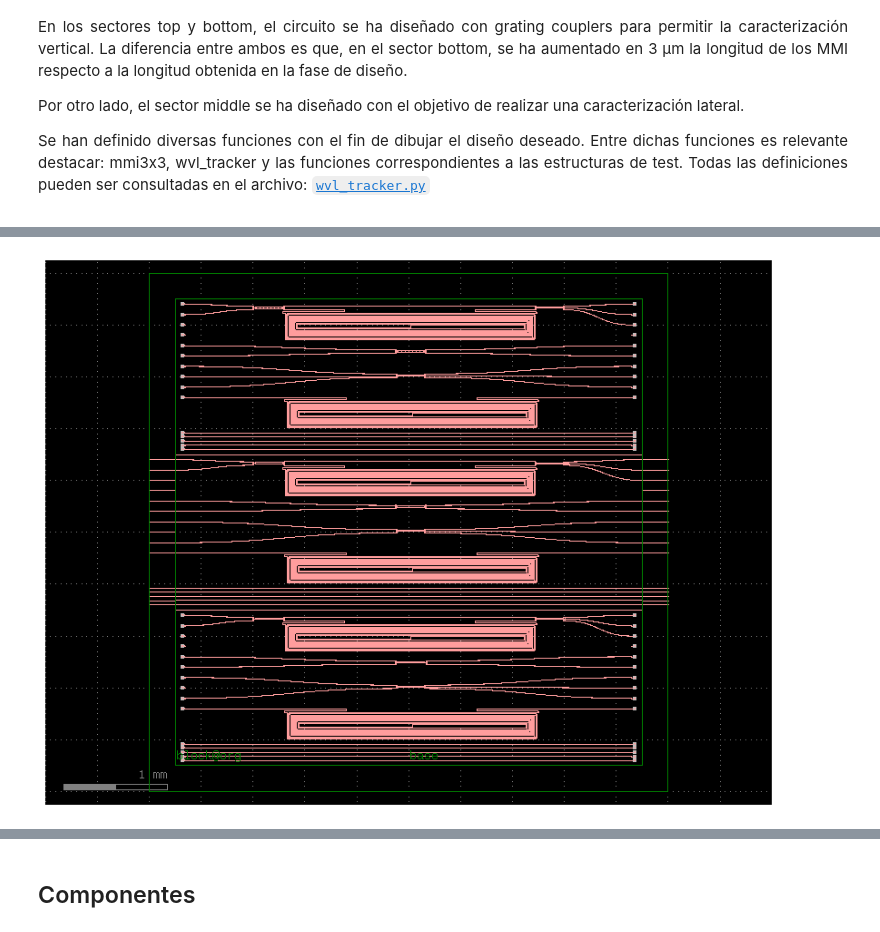
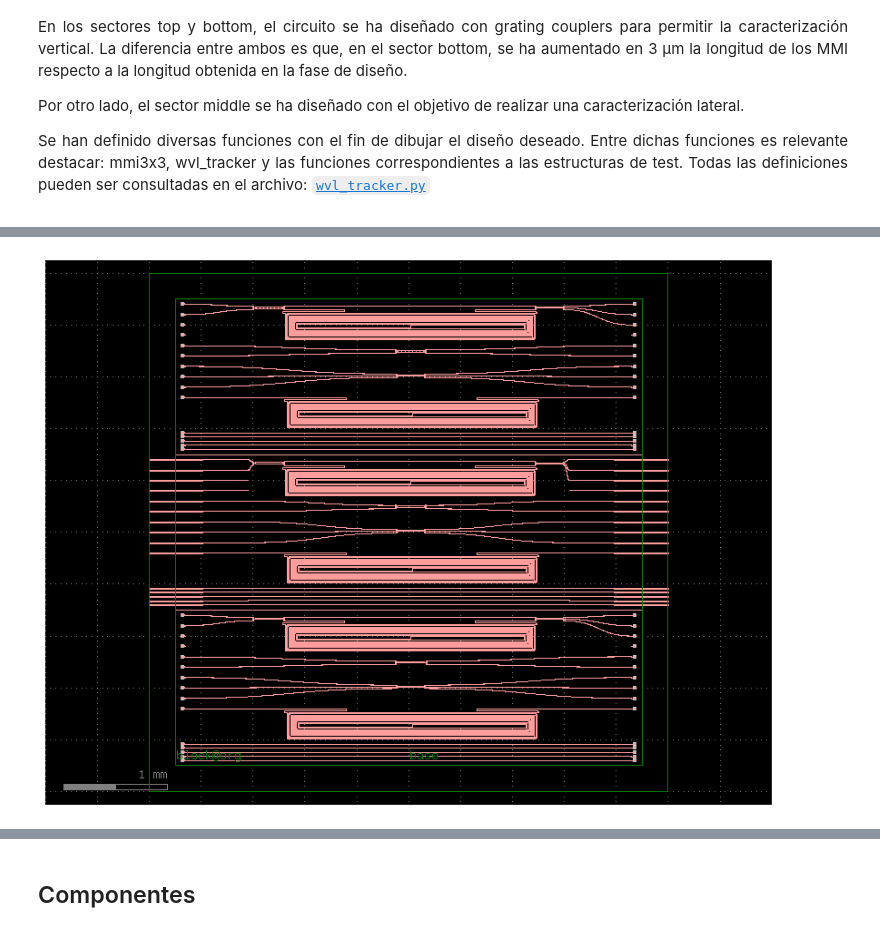
Before and after one commit to mromgar1/pic-upv-lab5-finalproject, a Jupyter notebook: LAYOUT_SOI.ipynb, the cells around one changed output, grey strips where cells are left out. Drawn from its saved outputs; the diff is of its cells as text; code cells hidden in the pictures.

Commit message:
tapers added

```diff
--- a/LAYOUT_SOI.ipynb
+++ b/LAYOUT_SOI.ipynb
@@ -34,12 +34,14 @@ border = 250
 interior = dieW - 2*border
 length_mmi_95_top = 262.9723
 length_mmi_33_top = 242.4723
+taper_length = 700
 
 die_ref = main << cells.die(dieW=dieW, border=border, layer_box="FLOORPLAN")
 gc = gf.components.grating_coupler_elliptical(layer_slab="SLAB")
 waveguide = gf.components.straight(interior - 200)
-wvg_lat = gf.components.straight(border)
-waveguides_test = [main << gf.components.array(component=(gf.components.straight(interior) if i == 1 else waveguide), columns=1, rows=5, row_pitch=40) for i in range(3)]
+wvg_lat = gf.components.straight(border, width=10)
+tap = cells.taper(taper_length, width2 = 10)
+waveguides_test = [main << gf.components.array(component=(gf.components.straight(interior - 2*taper_length) if i == 1 else waveguide), columns=1, rows=5, row_pitch=40) for i in range(3)]
 gc_top = [main << gf.components.array(component=gc, columns=1, rows=10, row_pitch=100) for _ in range(4)]
 gc_down = [main << gf.components.array(component=gc, columns=1, rows=5, row_pitch=40) for _ in range(4)]
 spiral_test = [main << cells.spiral_delays_test() for _ in range(3)]
@@ -48,6 +50,8 @@ mmi33_test = [main << cells.mmi_3x3_test(length_mmi_3x3=length_mmi_33_top + (3 i
 wvl_tracker_ref = [main << cells.wvl_tracker(length_mmi_2x2=length_mmi_95_top + (3 if i == 2 else 0), length_mmi_3x3=length_mmi_33_top + (3 if i == 2 else 0)) for i in range(3)]
 lateral_waveguides_top = [main << gf.components.array(component=wvg_lat, columns=1, rows=10, row_pitch=100) for _ in range(2)]
 lateral_waveguides_down = [main << gf.components.array(component=wvg_lat, columns=1, rows=5, row_pitch=40) for _ in range(2)]
+tapers_top = [main << gf.components.array(component=tap, columns=1, rows=10, row_pitch=100) for _ in range(2)]
+tapers_down = [main << gf.components.array(component=tap, columns=1, rows=5, row_pitch=40) for _ in range(2)]
 
 trench = [main << gf.components.straight(interior) for _ in range(2)]
 
@@ -87,6 +91,13 @@ lateral_waveguides_top[0].dmovey(trench[1]["o1"].dy + 550)
 lateral_waveguides_top[1].dmovex(interior + border).dmovey(trench[1]["o1"].dy + 550)
 lateral_waveguides_down[0].dmovey(waveguides_test[1]["o1_1_1"].dy)
 lateral_waveguides_down[1].dmovex(interior + border).dmovey(waveguides_test[1]["o1_1_1"].dy)
+tapers_top[0].dmirror_x()
+tapers_top[0].dmovex(border + taper_length).dmovey(trench[1]["o1"].dy + 550)
+tapers_top[1].dmovex(interior + border - taper_length).dmovey(trench[1]["o1"].dy + 550)
+tapers_down[0].dmirror_x()
+tapers_down[0].dmovex(border + taper_length).dmovey(waveguides_test[1]["o1_1_1"].dy)
+tapers_down[1].dmovex(interior + border - taper_length).dmovey(waveguides_test[1]["o1_1_1"].dy)
+waveguides_test[1].dmovex(taper_length)
 
 # bottom
 gc_top[2].mirror_x()
@@ -109,7 +120,7 @@ gf.routing.route_single_sbend(main,port1=gc_top[0]['o1_5_1'], port2=mmi95_test[0
 gf.routing.route_single_sbend(main,port1=mmi95_test[0]['o4'], port2=gc_top[1]['o1_5_1'], cross_section="strip")
 
 gf.routing.route_single_sbend(main,port1=gc_top[0]['o1_4_1'], port2=mmi33_test[0]['o1'], cross_section="strip")
-#gf.routing.route_single_sbend(main,port1=gc_top[0]['o1_3_1'], port2=mmi33_test[0]['o2'], cross_section="strip")
+gf.routing.route_single_sbend(main,port1=gc_top[0]['o1_3_1'], port2=mmi33_test[0]['o6'], cross_section="strip")
 gf.routing.route_single_sbend(main,port1=mmi33_test[0]['o3'], port2=gc_top[1]['o1_4_1'], cross_section="strip")
 gf.routing.route_single_sbend(main,port1=mmi33_test[0]['o4'], port2=gc_top[1]['o1_3_1'], cross_section="strip")
 gf.routing.route_single_sbend(main,port1=gc_top[0]['o1_2_1'], port2=mmi33_test[0]['o2'], cross_section="strip")
@@ -119,25 +130,28 @@ gf.routing.route_single_sbend(main,port1=gc_top[0]['o1_1_1'], port2=spiral_test[
 gf.routing.route_single_sbend(main,port1=spiral_test[0]['o2'], port2=gc_top[1]['o1_1_1'], cross_section="strip")
 
 #middle
-gf.routing.route_single_sbend(main, port1=lateral_waveguides_top[0]['o2_10_1'], port2=wvl_tracker_ref[1]['o1'], cross_section="strip")
-gf.routing.route_single_sbend(main, port1=wvl_tracker_ref[1]['o3'], port2=lateral_waveguides_top[1]['o1_10_1'], cross_section="strip")
-gf.routing.route_single_sbend(main, port1=lateral_waveguides_top[0]['o2_9_1'], port2=wvl_tracker_ref[1]['o2'], cross_section="strip")
-gf.routing.route_single_sbend(main, port1=wvl_tracker_ref[1]['o4'], port2=lateral_waveguides_top[1]['o1_9_1'], cross_section="strip")
-gf.routing.route_single_sbend(main, port1=wvl_tracker_ref[1]['o5'], port2=lateral_waveguides_top[1]['o1_8_1'], cross_section="strip")
 
-gf.routing.route_single_sbend(main, port1=lateral_waveguides_top[0]['o2_6_1'], port2=mmi95_test[1]['o1'], cross_section="strip")
-gf.routing.route_single_sbend(main, port1=mmi95_test[1]['o3'], port2=lateral_waveguides_top[1]['o1_6_1'], cross_section="strip")
-gf.routing.route_single_sbend(main, port1=lateral_waveguides_top[0]['o2_5_1'], port2=mmi95_test[1]['o2'], cross_section="strip")
-gf.routing.route_single_sbend(main, port1=mmi95_test[1]['o4'], port2=lateral_waveguides_top[1]['o1_5_1'], cross_section="strip")
+gf.routing.route_single_sbend(main, port1=tapers_top[0]['o1_10_1'], port2=wvl_tracker_ref[1]['o1'], cross_section="strip")
+gf.routing.route_single_sbend(main, port1=wvl_tracker_ref[1]['o3'], port2=tapers_top[1]['o1_10_1'], cross_section="strip")
+gf.routing.route_single_sbend(main, port1=tapers_top[0]['o1_9_1'], port2=wvl_tracker_ref[1]['o2'], cross_section="strip")
+gf.routing.route_single_sbend(main, port1=wvl_tracker_ref[1]['o4'], port2=tapers_top[1]['o1_9_1'], cross_section="strip")
+gf.routing.route_single_sbend(main, port1=wvl_tracker_ref[1]['o5'], port2=tapers_top[1]['o1_8_1'], cross_section="strip")
 
-gf.routing.route_single_sbend(main, port1=lateral_waveguides_top[0]['o2_4_1'], port2=mmi33_test[1]['o1'], cross_section="strip")
-gf.routing.route_single_sbend(main, port1=mmi33_test[1]['o3'], port2=lateral_waveguides_top[1]['o1_4_1'], cross_section="strip")
-gf.routing.route_single_sbend(main, port1=mmi33_test[1]['o4'], port2=lateral_waveguides_top[1]['o1_3_1'], cross_section="strip")
-gf.routing.route_single_sbend(main, port1=lateral_waveguides_top[0]['o2_2_1'], port2=mmi33_test[1]['o2'], cross_section="strip")
-gf.routing.route_single_sbend(main, port1=mmi33_test[1]['o5'], port2=lateral_waveguides_top[1]['o1_2_1'], cross_section="strip")
+gf.routing.route_single_sbend(main, port1=tapers_top[0]['o1_6_1'], port2=mmi95_test[1]['o1'], cross_section="strip")
+gf.routing.route_single_sbend(main, port1=mmi95_test[1]['o3'], port2=tapers_top[1]['o1_6_1'], cross_section="strip")
+gf.routing.route_single_sbend(main, port1=tapers_top[0]['o1_5_1'], port2=mmi95_test[1]['o2'], cross_section="strip")
+gf.routing.route_single_sbend(main, port1=mmi95_test[1]['o4'], port2=tapers_top[1]['o1_5_1'], cross_section="strip")
 
-gf.routing.route_single_sbend(main, port1=lateral_waveguides_top[0]['o2_1_1'], port2=spiral_test[1]['o1'], cross_section="strip")
-gf.routing.route_single_sbend(main, port1=spiral_test[1]['o2'], port2=lateral_waveguides_top[1]['o1_1_1'], cross_section="strip")
+gf.routing.route_single_sbend(main, port1=tapers_top[0]['o1_4_1'], port2=mmi33_test[1]['o1'], cross_section="strip")
+gf.routing.route_single_sbend(main, port1=tapers_top[0]['o1_3_1'], port2=mmi33_test[1]['o6'], cross_section="strip")
+gf.routing.route_single_sbend(main, port1=mmi33_test[1]['o3'], port2=tapers_top[1]['o1_4_1'], cross_section="strip")
+gf.routing.route_single_sbend(main, port1=mmi33_test[1]['o4'], port2=tapers_top[1]['o1_3_1'], cross_section="strip")
+gf.routing.route_single_sbend(main, port1=tapers_top[0]['o1_2_1'], port2=mmi33_test[1]['o2'], cross_section="strip")
+gf.routing.route_single_sbend(main, port1=mmi33_test[1]['o5'], port2=tapers_top[1]['o1_2_1'], cross_section="strip")
+
+gf.routing.route_single_sbend(main, port1=tapers_top[0]['o1_1_1'], port2=spiral_test[1]['o1'], cross_section="strip")
+gf.routing.route_single_sbend(main, port1=spiral_test[1]['o2'], port2=tapers_top[1]['o1_1_1'], cross_section="strip")
+
 
 #bottom
 gf.routing.route_single_sbend(main,port1=gc_top[2]['o1_10_1'], port2=wvl_tracker_ref[2]['o1'], cross_section="strip")
@@ -153,6 +167,7 @@ gf.routing.route_single_sbend(main,port1=gc_top[2]['o1_5_1'], port2=mmi95_test[2
 gf.routing.route_single_sbend(main,port1=mmi95_test[2]['o4'], port2=gc_top[3]['o1_5_1'], cross_section="strip")
 
 gf.routing.route_single_sbend(main,port1=gc_top[2]['o1_4_1'], port2=mmi33_test[2]['o1'], cross_section="strip")
+gf.routing.route_single_sbend(main,port1=gc_top[2]['o1_3_1'], port2=mmi33_test[2]['o6'], cross_section="strip")
 gf.routing.route_single_sbend(main,port1=mmi33_test[2]['o3'], port2=gc_top[3]['o1_4_1'], cross_section="strip")
 gf.routing.route_single_sbend(main,port1=mmi33_test[2]['o4'], port2=gc_top[3]['o1_3_1'], cross_section="strip")
 gf.routing.route_single_sbend(main,port1=gc_top[2]['o1_2_1'], port2=mmi33_test[2]['o2'], cross_section="strip")
@@ -161,6 +176,7 @@ gf.routing.route_single_sbend(main,port1=mmi33_test[2]['o5'], port2=gc_top[3]['o
 gf.routing.route_single_sbend(main,port1=gc_top[2]['o1_1_1'], port2=spiral_test[2]['o1'], cross_section="strip")
 gf.routing.route_single_sbend(main,port1=spiral_test[2]['o2'], port2=gc_top[3]['o1_1_1'], cross_section="strip")
 
+
 main.plot()
 main.show()
 # %% [output]
@@ -168 +184 @@ main.show()
-[figure, old version]
+[figure, new version]
```
Also changed, not shown: parts of 2 cells of this notebook.
